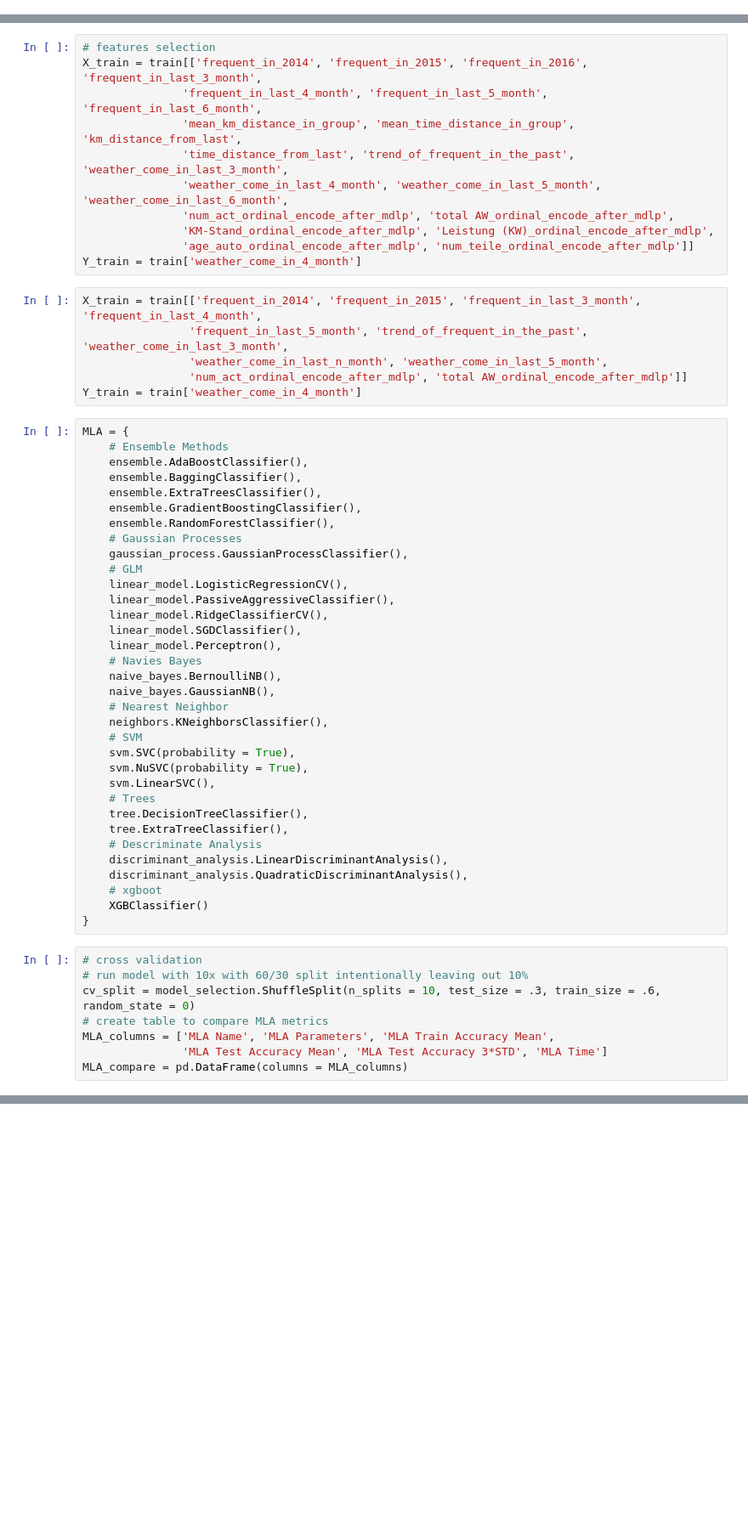
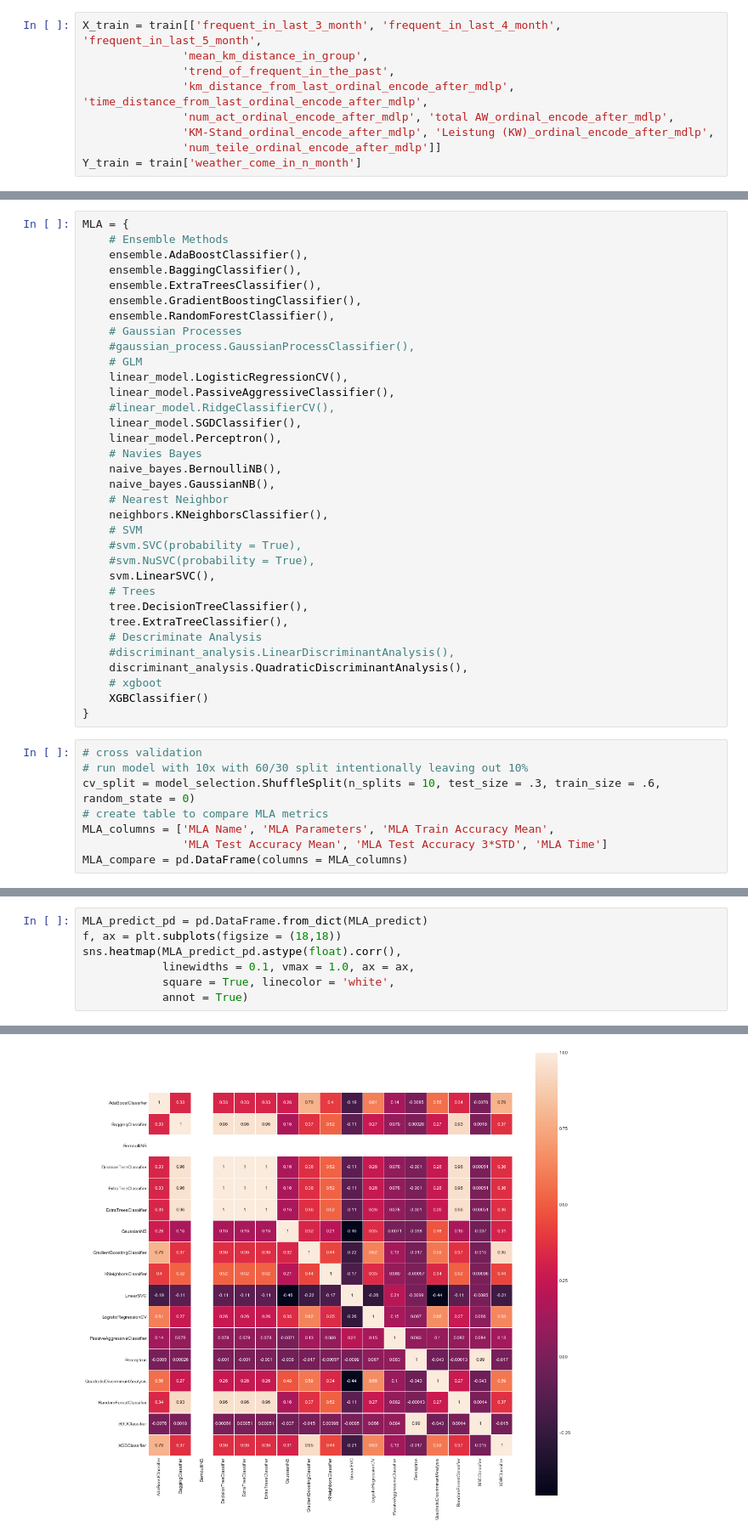
Before and after one commit to HuangYiran/data_mining, a Jupyter notebook: teco/Autohaus_weeber/notebook/Teilegruppe.ipynb, the cells around one changed output, grey strips where cells are left out. Shown: that part at 85% size. Cells and saved outputs as stored; diff of their text form; blank space fills up the shorter version.

```diff
--- a/teco/Autohaus_weeber/notebook/Teilegruppe.ipynb
+++ b/teco/Autohaus_weeber/notebook/Teilegruppe.ipynb
@@ -1517,0 +1537,9 @@ sd = df2.copy()
+# %%
+X_train = train[['frequent_in_last_3_month', 'frequent_in_last_4_month', 'frequent_in_last_5_month',
+               'mean_km_distance_in_group',
+               'trend_of_frequent_in_the_past',
+               'km_distance_from_last_ordinal_encode_after_mdlp', 'time_distance_from_last_ordinal_encode_after_mdlp',
+               'num_act_ordinal_encode_after_mdlp', 'total AW_ordinal_encode_after_mdlp',
+               'KM-Stand_ordinal_encode_after_mdlp', 'Leistung (KW)_ordinal_encode_after_mdlp',
+               'num_teile_ordinal_encode_after_mdlp']]
+Y_train = train['weather_come_in_n_month']
@@ -1642,20 +1667,3 @@ train = df[df['year'] == '-inf_to_2017.5']
-# %%
-# features selection
-X_train = train[['frequent_in_2014', 'frequent_in_2015', 'frequent_in_2016', 'frequent_in_last_3_month',
-               'frequent_in_last_4_month', 'frequent_in_last_5_month', 'frequent_in_last_6_month',
-               'mean_km_distance_in_group', 'mean_time_distance_in_group', 'km_distance_from_last',
-               'time_distance_from_last', 'trend_of_frequent_in_the_past', 'weather_come_in_last_3_month',
-               'weather_come_in_last_4_month', 'weather_come_in_last_5_month', 'weather_come_in_last_6_month',
-               'num_act_ordinal_encode_after_mdlp', 'total AW_ordinal_encode_after_mdlp',
-               'KM-Stand_ordinal_encode_after_mdlp', 'Leistung (KW)_ordinal_encode_after_mdlp',
-               'age_auto_ordinal_encode_after_mdlp', 'num_teile_ordinal_encode_after_mdlp']]
-Y_train = train['weather_come_in_4_month']
-# %%
-X_train = train[['frequent_in_2014', 'frequent_in_2015', 'frequent_in_last_3_month', 'frequent_in_last_4_month',
-                'frequent_in_last_5_month', 'trend_of_frequent_in_the_past', 'weather_come_in_last_3_month',
-                'weather_come_in_last_n_month', 'weather_come_in_last_5_month',
-                'num_act_ordinal_encode_after_mdlp', 'total AW_ordinal_encode_after_mdlp']]
-Y_train = train['weather_come_in_4_month']
 # %%
 MLA = {
     # Ensemble Methods
@@ -1665,11 +1673,11 @@ MLA = {
     ensemble.GradientBoostingClassifier(),
     ensemble.RandomForestClassifier(),
     # Gaussian Processes
-    gaussian_process.GaussianProcessClassifier(),
+    #gaussian_process.GaussianProcessClassifier(),
     # GLM
     linear_model.LogisticRegressionCV(),
     linear_model.PassiveAggressiveClassifier(),
-    linear_model.RidgeClassifierCV(),
+    #linear_model.RidgeClassifierCV(),
     linear_model.SGDClassifier(),
     linear_model.Perceptron(),
     # Navies Bayes
@@ -1678,14 +1686,14 @@ MLA = {
     # Nearest Neighbor
     neighbors.KNeighborsClassifier(),
     # SVM
-    svm.SVC(probability = True),
-    svm.NuSVC(probability = True),
+    #svm.SVC(probability = True),
+    #svm.NuSVC(probability = True),
     svm.LinearSVC(),
     # Trees
     tree.DecisionTreeClassifier(),
     tree.ExtraTreeClassifier(),
     # Descriminate Analysis
-    discriminant_analysis.LinearDiscriminantAnalysis(),
+    #discriminant_analysis.LinearDiscriminantAnalysis(),
     discriminant_analysis.QuadraticDiscriminantAnalysis(),
     # xgboot
     XGBClassifier()
@@ -1726,0 +1795,8 @@ for alg in MLA:
+# %%
+MLA_predict_pd = pd.DataFrame.from_dict(MLA_predict)
+f, ax = plt.subplots(figsize = (18,18))
+sns.heatmap(MLA_predict_pd.astype(float).corr(),
+            linewidths = 0.1, vmax = 1.0, ax = ax,
+            square = True, linecolor = 'white',
+            annot = True)
+# %% [output]
@@ -1726,0 +1804 @@ for alg in MLA:
+[figure, added]
```
Also changed, not shown: parts of 67 cells of this notebook.
